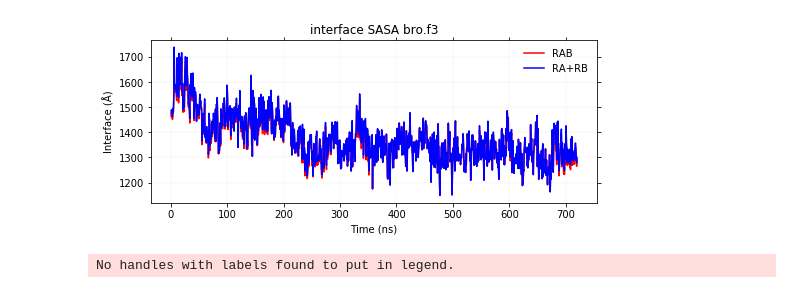
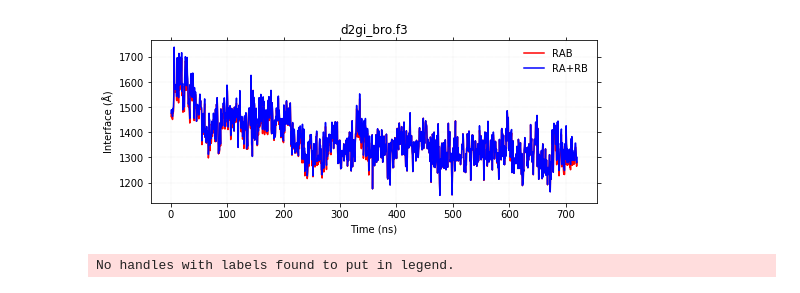
Before and after one commit to brucekhlee/ace, a Jupyter notebook: tutorial/dx_g_cpx/check_interface_v2.ipynb, the cells around one changed output. Drawn from its saved outputs; the diff is of its cells as text; code cells hidden in the pictures.

```diff
--- a/tutorial/dx_g_cpx/check_interface_v2.ipynb
+++ b/tutorial/dx_g_cpx/check_interface_v2.ipynb
@@ -167,0 +158,6 @@ temp.iloc[temp[temp["t"]>=2].index]
+# %%
+output_dir_root="/home/khlee/desmond/output/d2gi/bro/d2gi_bro.f1"
+t = np.loadtxt(output_dir_root+'/ene/time.dat')
+output_dir=output_dir_root+"/output"
+df = pd.read_hdf(output_dir+'/df_seg_angle_rec_rec.hdf','df')
+df
@@ -168,29 +211,33 @@ temp.iloc[temp[temp["t"]>=2].index]
 # %%
 sel_job = "d2gi_bro.f3"
-df2 =
+df2 = df[df["Jobname"] == sel_job]
+t = df2["Time"]
+RAB = df2["Interface"]
+AB = df2["AB"]
+title = sel_job
 
 nrow = 1
 ncol = 1
 figheight = 3
 figwidth = 8
 linewidth = 1
 
 fig, ax1 = plt.subplots(nrow, ncol, figsize=(figwidth, figheight))
 #fig.suptitle(title, fontsize="x-large")
 fig.subplots_adjust(hspace=0.05, wspace=0.1)
 
 ax1.plot(t, RAB, label="RAB",color="red")
 ax1.plot(t, AB, label="RA+RB",color="blue")
 ax1.set_xlabel("Time (ns)")
 ax1.set_ylabel("Interface (Å)")
 ax1.set_title(title)
 ax1.grid(True, linestyle='dotted', linewidth=0.2)
 ax1.legend(loc='upper right', frameon=False)
 # ax1.set_ylim(binstr, binend)
 ax1.tick_params(top=True, bottom=True, left=True, right=True,
                 labelleft=True, labelbottom=True)
 # %% [output]
-[figure, old version]
+[figure, new version]
 # %%
 nrow = 1
 ncol = 1
```
Also changed, not shown: parts of 8 cells of this notebook.
